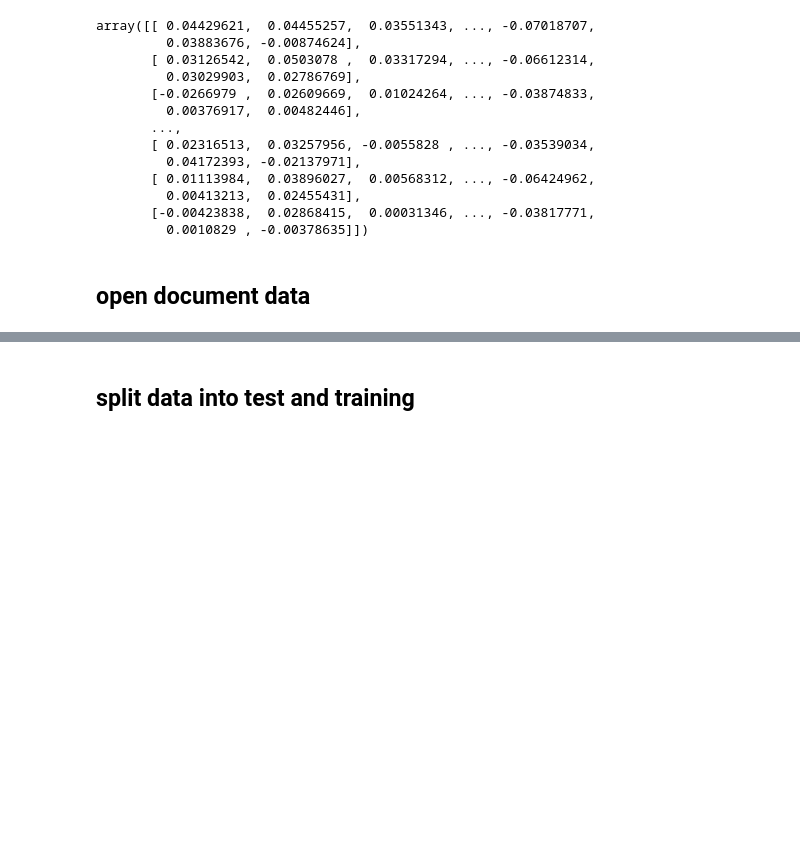
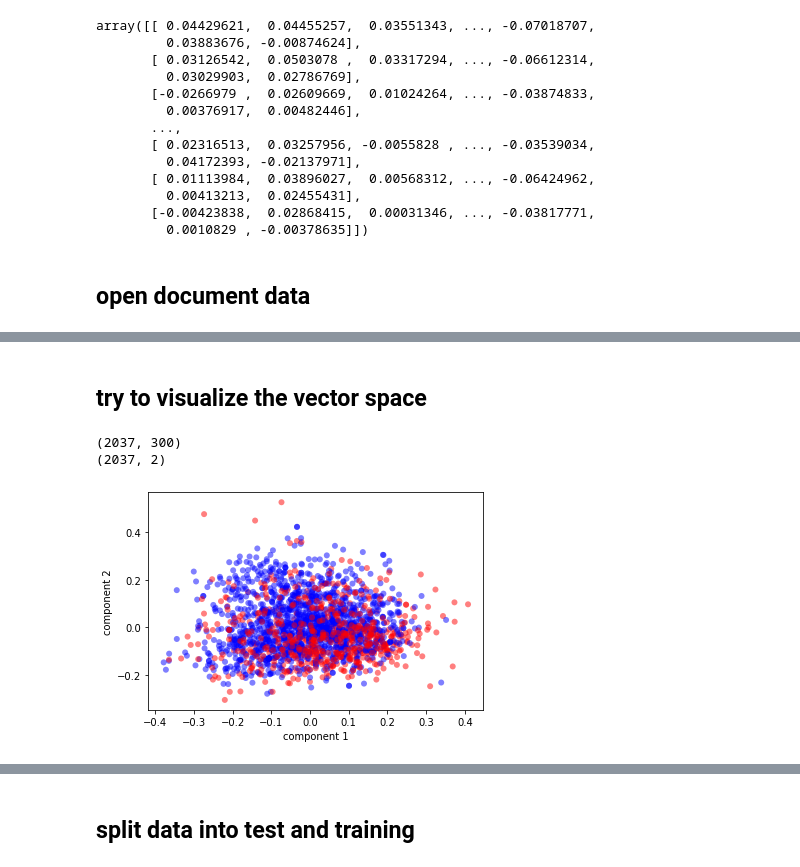
Before and after one commit to NilaiVemula/news-recommender, a Jupyter notebook: notebooks/50_binary_classification.ipynb, the cells around one changed output, grey strips where cells are left out. Drawn from its saved outputs; the diff is of its cells as text; code cells hidden in the pictures; blank space fills up the shorter version.

```diff
--- a/notebooks/50_binary_classification.ipynb
+++ b/notebooks/50_binary_classification.ipynb
@@ -75,3 +65,5 @@ full_data
 | 2035 | gay1r8 | 2020-04-30 18:42:18 | Republican | California Republican Party suing... | https://www.cbsnews.com/news/cali... | raffu280 | 519 | 45 | ... |
 | 2036 | fdfkmx | 2020-03-04 18:34:07 | Republican | Michael Bloomberg Suspends Presid... | https://www.dailywire.com/news/br... | Yosoff | 519 | 16 | ... |
 2037 rows × 311 columns
+# %% [markdown]
+## try to visualize the vector space
@@ -77,0 +77,17 @@ full_data
+# %%
+pca = PCA(2)  # project from 300 to 2 dimensions
+projected = pca.fit_transform(document_vectors)
+print(document_vectors.shape)
+print(projected.shape)
+# %% [output]
+(2037, 300)
+(2037, 2)
+# %%
+colors = {'right':'red', 'left':'blue'}
+plt.scatter(projected[:, 0], projected[:, 1],
+            c=df['lean'].apply(lambda x: colors[x]), edgecolor='none', alpha=0.5)
+plt.xlabel('component 1')
+plt.ylabel('component 2')
+plt.show()
+# %% [output]
+[figure, added]
```
Also changed, not shown: parts of 21 cells of this notebook, 1 other file.
